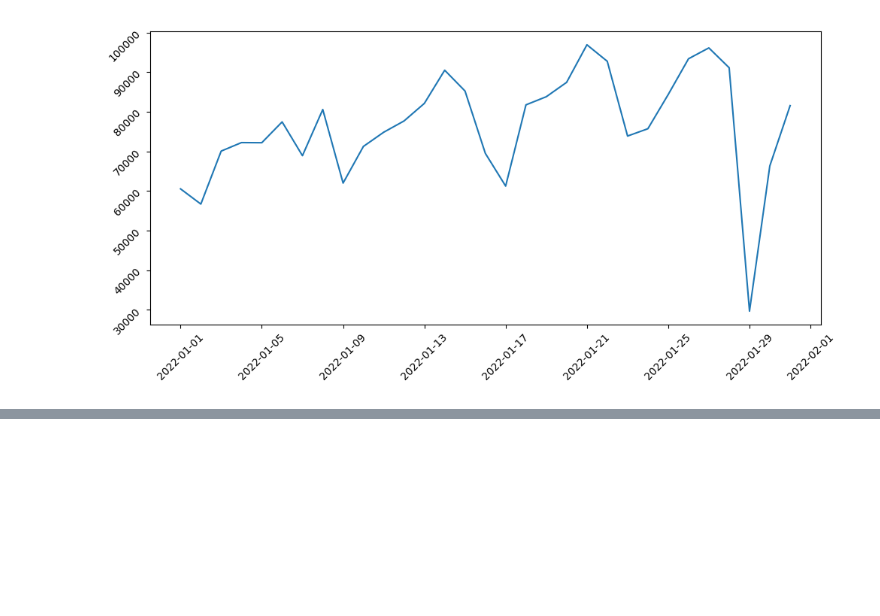
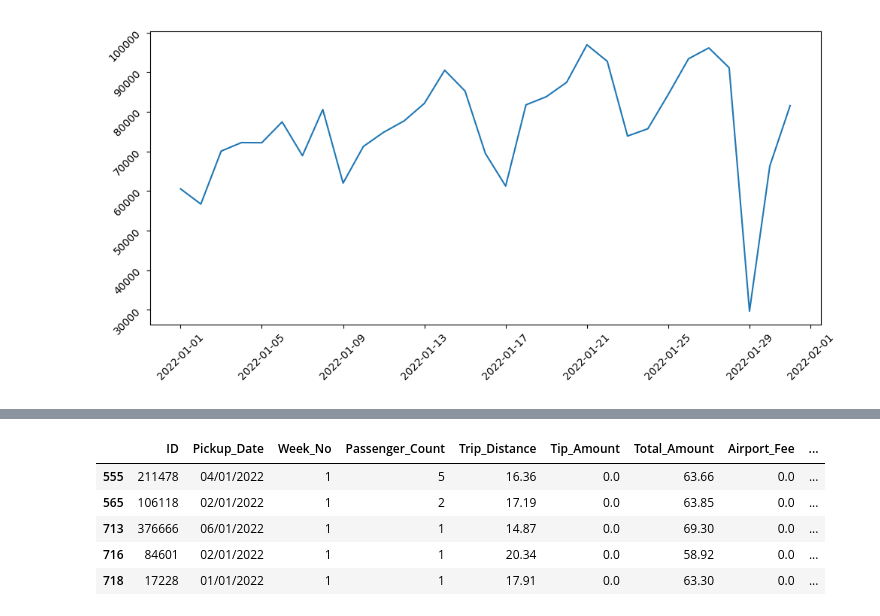
Before and after one commit to CoderCouple/NumPyPractice, a Jupyter notebook: src/visualizations/matplotlib/03_nyc_taxi_data_analysis.ipynb, the cells around one changed output, grey strips where cells are left out. Saved outputs shown, nothing was run; the diff lists cells and outputs as text; code cells hidden in the pictures; blank space fills up the shorter version.

```diff
--- a/src/visualizations/matplotlib/03_nyc_taxi_data_analysis.ipynb
+++ b/src/visualizations/matplotlib/03_nyc_taxi_data_analysis.ipynb
@@ -113,0 +126,10 @@ plt.show()
+# %%
+JFK_Trips = taxi_trips[(taxi_trips["Rate_Code"] == "JFK") & (taxi_trips["Payment_Type"] == "Credit card") & (taxi_trips["Passenger_Count"] >=1) & (taxi_trips["Total_Amount"] < 90)]
+JFK_Trips.head()
+# %% [output]
+|  | ID | Pickup_Date | Week_No | Passenger_Count | Trip_Distance | Tip_Amount | Total_Amount | Airport_Fee | ... |
+| 555 | 211478 | 04/01/2022 | 1 | 5 | 16.36 | 0.0 | 63.66 | 0.0 | ... |
+| 565 | 106118 | 02/01/2022 | 1 | 2 | 17.19 | 0.0 | 63.85 | 0.0 | ... |
+| 713 | 376666 | 06/01/2022 | 1 | 1 | 14.87 | 0.0 | 69.30 | 0.0 | ... |
+| 716 | 84601 | 02/01/2022 | 1 | 1 | 20.34 | 0.0 | 58.92 | 0.0 | ... |
+| 718 | 17228 | 01/01/2022 | 1 | 1 | 17.91 | 0.0 | 63.30 | 0.0 | ... |
```
Also changed, not shown: parts of 7 cells of this notebook, 3 other files.
